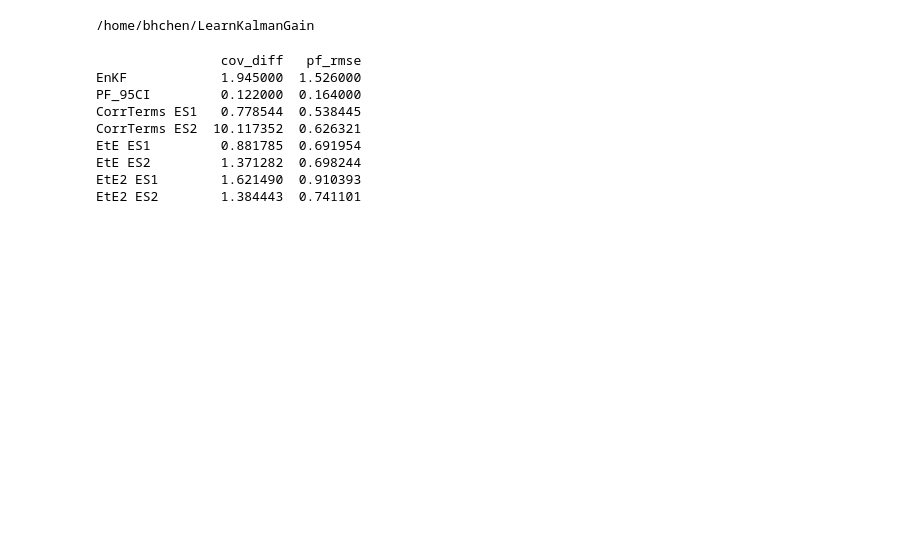
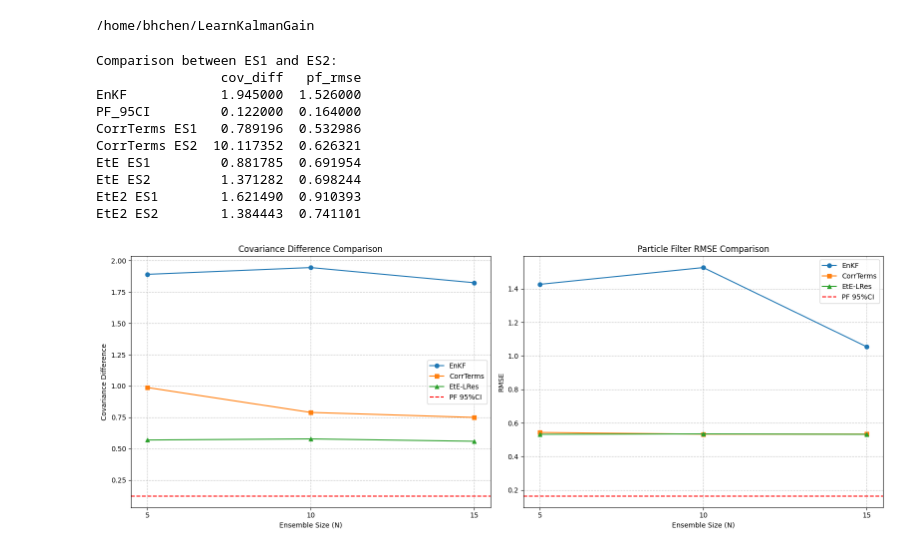
Before and after one commit to wispcarey/Proper-Scoring-Ensemble-Filter, a Jupyter notebook: test_notebooks/L63_results.ipynb, the cells around one changed output. Cells and saved outputs as stored; diff of their text form; code cells hidden in the pictures; blank space fills up the shorter version.

```diff
--- a/test_notebooks/L63_results.ipynb
+++ b/test_notebooks/L63_results.ipynb
@@ -43,14 +43,83 @@ for name, folder in zip(data_names, data_folders):
 df_results = pd.DataFrame(result_dict)
 df_results = df_results[['cov_diff', 'pf_rmse']]
 
+print("Comparison between ES1 and ES2:")
 print(df_results)
 # %% [output]
+Comparison between ES1 and ES2:
                 cov_diff   pf_rmse
 EnKF            1.945000  1.526000
 PF_95CI         0.122000  0.164000
-CorrTerms ES1   0.778544  0.538445
+CorrTerms ES1   0.789196  0.532986
 CorrTerms ES2  10.117352  0.626321
 EtE ES1         0.881785  0.691954
 EtE ES2         1.371282  0.698244
 EtE2 ES1        1.621490  0.910393
 EtE2 ES2        1.384443  0.741101
+# %%
+import os
+import torch
+import matplotlib.pyplot as plt
+
+EnKF_Cov_diff = [1.891, 1.945, 1.824]
+EnKF_PF_RMSE = [1.426, 1.526, 1.054]
+PF_Cov_Diff_95CI = 0.122
+PF_RMSE_95CI = 0.164
+ensemble_sizes = [5, 10, 15]
+
+data_folders = [
+    "2025-07-06_16-00lorenz63_1.0_5_60_8192_es_joint_CorrTerms",
+    "2025-06-28_21-55lorenz63_1.0_10_60_8192_es_joint_CorrTerms",
+    "2025-07-06_16-01lorenz63_1.0_15_60_8192_es_joint_CorrTerms",
+    "2025-07-06_16-00lorenz63_1.0_5_60_8192_es_joint_EtE-LRes",
+    "2025-07-06_12-24lorenz63_1.0_10_60_8192_es_joint_EtE-LRes",
+    "2025-07-06_16-00lorenz63_1.0_15_60_8192_es_joint_EtE-LRes",
+]
+
+results = {
+    "CorrTerms": {'cov_diff': [], 'pf_rmse': []},
+    "EtE-LRes": {'cov_diff': [], 'pf_rmse': []},
+}
+
+num_sizes = len(ensemble_sizes)
+for i, folder in enumerate(data_folders):
+    n_value = ensemble_sizes[i % num_sizes]
+    filename = f"output_records_{n_value}.pt"
+
+    method_name = "CorrTerms" if "CorrTerms" in folder else "EtE-LRes"
+    data_file = os.path.join("save", folder, filename)
+    data = torch.load(data_file, weights_only=True)
+    cov_diff = data["nn"]['cov_diff']
+    pf_rmse = data["nn"]['pf_rmse']
+
+    results[method_name]['cov_diff'].append(cov_diff)
+    results[method_name]['pf_rmse'].append(pf_rmse)
+
+fig, (ax1, ax2) = plt.subplots(1, 2, figsize=(16, 6))
+
+ax1.plot(ensemble_sizes, EnKF_Cov_diff, marker='o', label='EnKF')
+ax1.plot(ensemble_sizes, results['CorrTerms']['cov_diff'], marker='s', label='CorrTerms')
+ax1.plot(ensemble_sizes, results['EtE-LRes']['cov_diff'], marker='^', label='EtE-LRes')
+ax1.axhline(y=PF_Cov_Diff_95CI, color='r', linestyle='--', label='PF 95%CI')
+ax1.set_title('Covariance Difference Comparison')
+ax1.set_xlabel('Ensemble Size (N)')
+ax1.set_ylabel('Covariance Difference')
+ax1.set_xticks(ensemble_sizes)
+ax1.legend()
+ax1.grid(True, linestyle='--', alpha=0.7)
+
+ax2.plot(ensemble_sizes, EnKF_PF_RMSE, marker='o', label='EnKF')
+ax2.plot(ensemble_sizes, results['CorrTerms']['pf_rmse'], marker='s', label='CorrTerms')
+ax2.plot(ensemble_sizes, results['EtE-LRes']['pf_rmse'], marker='^', label='EtE-LRes')
+ax2.axhline(y=PF_RMSE_95CI, color='r', linestyle='--', label='PF 95%CI')
+ax2.set_title('Particle Filter RMSE Comparison')
+ax2.set_xlabel('Ensemble Size (N)')
+ax2.set_ylabel('RMSE')
+ax2.set_xticks(ensemble_sizes)
+ax2.legend()
+ax2.grid(True, linestyle='--', alpha=0.7)
+
+plt.tight_layout()
+plt.show()
+# %% [output]
+[figure, added]
```
Also changed, not shown: 12 other files.
